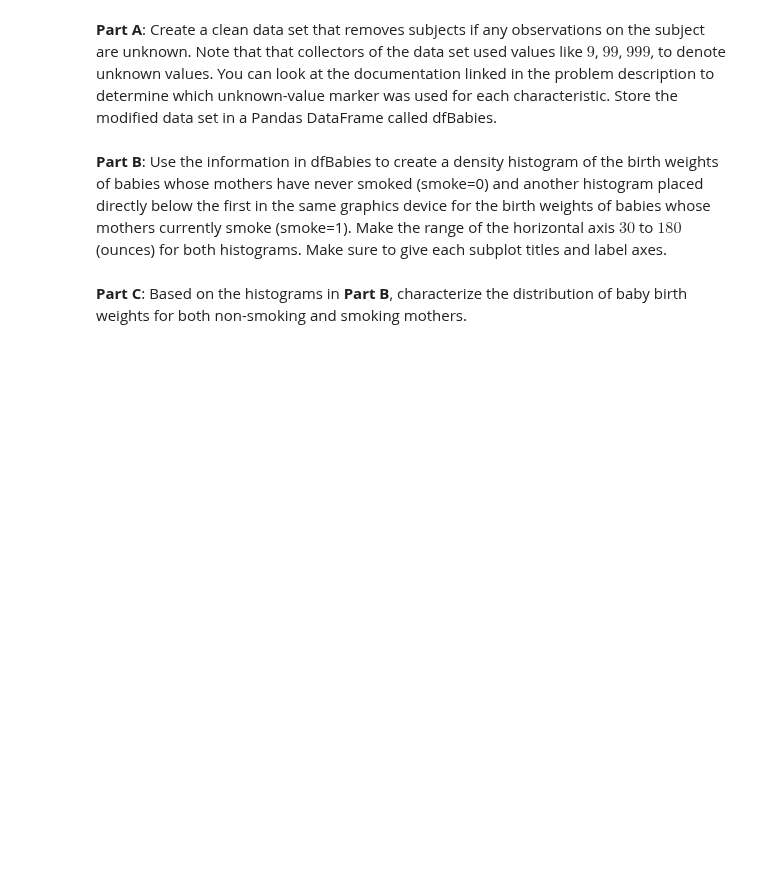
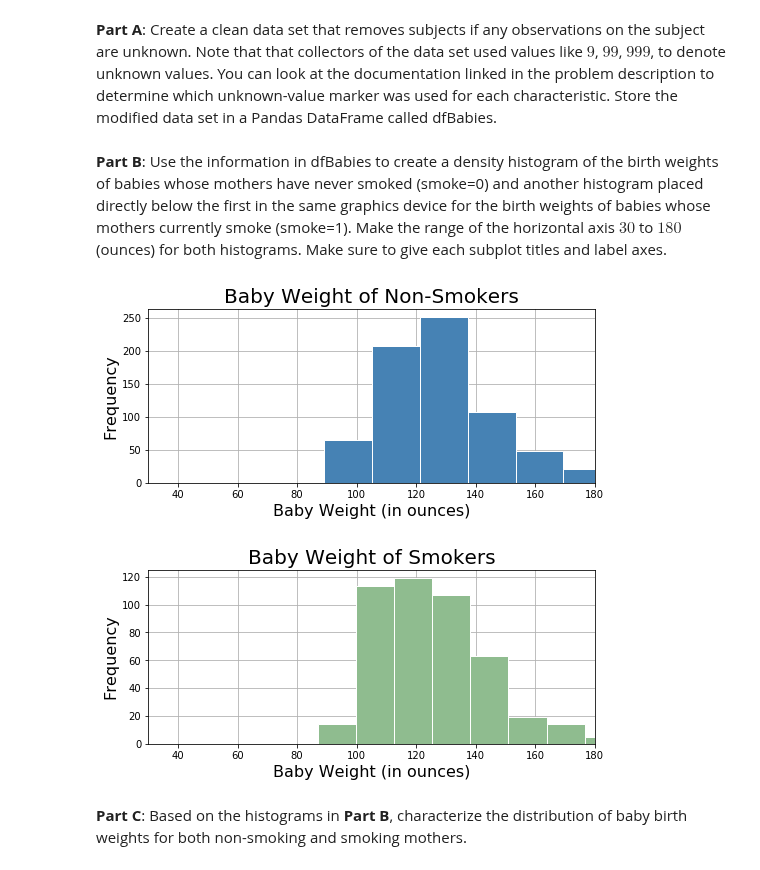
Before and after one commit to scuthbert/DataScience, a Jupyter notebook: hmwk/hmwk01/hmwk01.ipynb, the cells around one changed output. Drawn from its saved outputs; the diff is of its cells as text; code cells hidden in the pictures; blank space fills up the shorter version.

```diff
--- a/hmwk/hmwk01/hmwk01.ipynb
+++ b/hmwk/hmwk01/hmwk01.ipynb
@@ -109,11 +168,38 @@ Some claim that the final hours aboard the RMS Titanic were marked by class warf
 ### Problem 5
 ***
 Access the data from url https://www.stat.berkeley.edu/~statlabs/data/babies.data and store the information in a Pandas DataFrame.  A description of the variables can be found at https://www.stat.berkeley.edu/~statlabs/labs.html.  These data are a subset from a much larger study dealing with child health and development.
+# %%
+dfBabyDirt = pd.read_csv('http://www.stat.berkeley.edu/~statlabs/data/babies.data', delim_whitespace=True)
 # %% [markdown]
 
 **Part A**: Create a clean data set that removes subjects if any observations on the subject are unknown.  Note that that collectors of the data set used values like $9$, $99$, $999$, to denote unknown values.  You can look at the documentation linked in the problem description to determine which unknown-value marker was used for each characteristic.  Store the modified data set in a Pandas DataFrame called dfBabies.
+# %%
+dfBabies = dfBabyDirt[(dfBabyDirt["bwt"] != 999) & (dfBabyDirt["gestation"] != 999) & (dfBabyDirt["parity"] != 9) & (dfBabyDirt["height"] != 99) & (dfBabyDirt["weight"] != 999) & (dfBabyDirt["smoke"] != 9)]
 # %% [markdown]
 **Part B**: Use the information in dfBabies to create a density histogram of the birth weights of babies whose mothers have never smoked (smoke=0) and another histogram placed directly below the first in the same graphics device for the birth weights of babies whose mothers currently smoke (smoke=1).  Make the range of the horizontal axis $30$ to $180$ (ounces) for both histograms.  Make sure to give each subplot titles and label axes.
+# %%
+fig, axes = plt.subplots(nrows=2, ncols=1, figsize=(8,8))
+
+dfBabies.loc[dfBabies["smoke"]==0].hist(column="weight", ax=axes[0], facecolor="steelblue", edgecolor="white")
+axes[0].set_title("Baby Weight of Non-Smokers", fontsize=20)
+axes[0].set_xlabel("Baby Weight (in ounces)", fontsize=16)
+axes[0].set_ylabel("Frequency", fontsize=16)
+axes[0].set_axisbelow(True)
+
+
+dfBabies.loc[dfBabies["smoke"]==1].hist(column="weight", ax=axes[1], facecolor="darkseagreen", edgecolor="white")
+axes[1].set_title("Baby Weight of Smokers", fontsize=20)
+axes[1].set_xlabel("Baby Weight (in ounces)", fontsize=16)
+axes[1].set_ylabel("Frequency", fontsize=16)
+axes[1].set_axisbelow(True)
+
+# Set  axis limits to match
+axes[0].set_xlim([30,180])
+axes[1].set_xlim([30,180]);
+
+fig.subplots_adjust(hspace=.5)
+# %% [output]
+[figure, added]
 # %% [markdown]
 **Part C**: Based on the histograms in **Part B**, characterize the distribution of baby birth weights for both non-smoking and smoking mothers.
 # %% [markdown]
```
Also changed, not shown: parts of 13 cells of this notebook.
